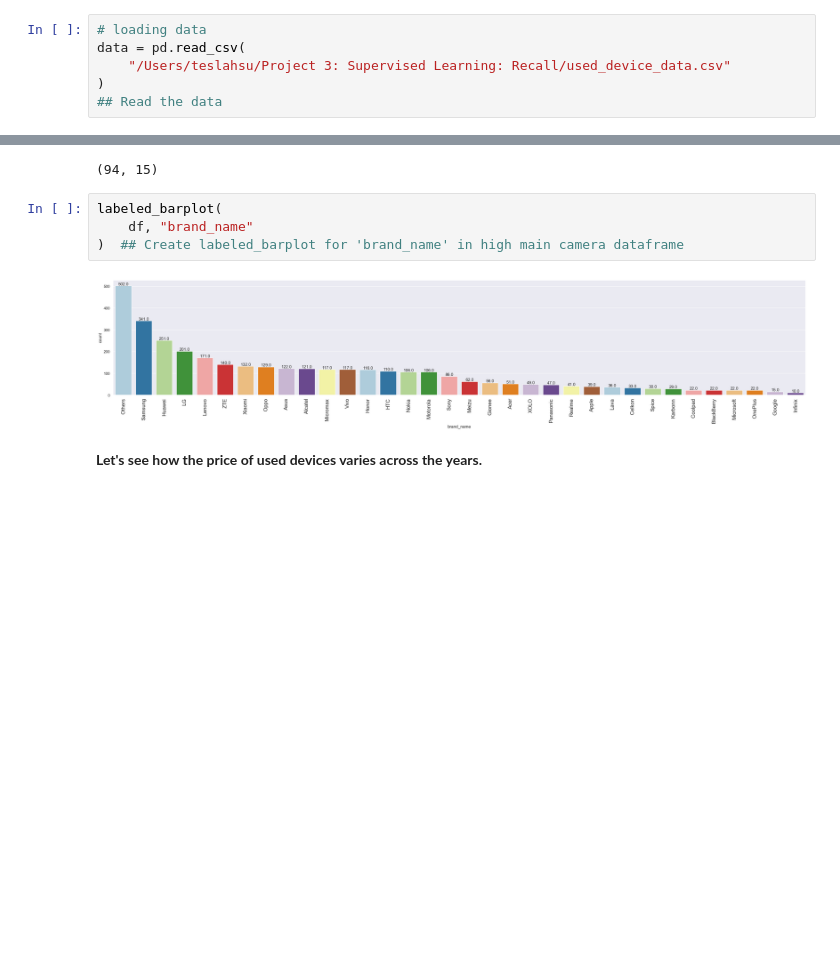
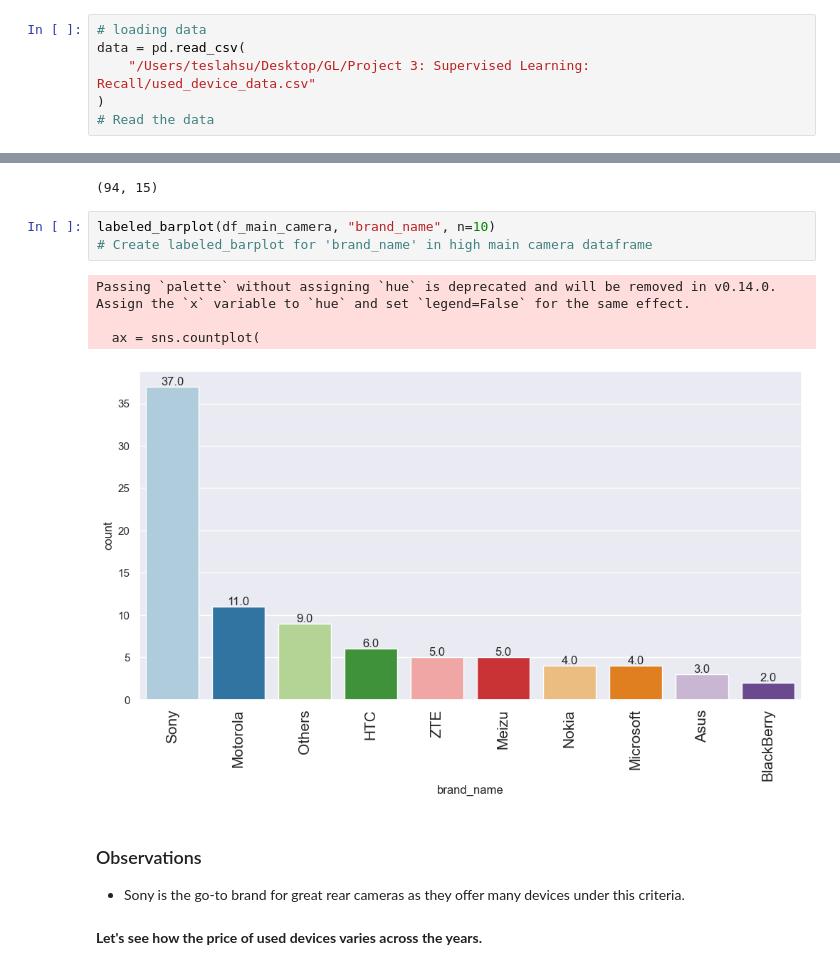
Before and after one commit to vl831227/ReCell, a Jupyter notebook: {Yin-Hua} SLF_Project_LearnerNotebook_LowCode.ipynb, the cells around one changed output, grey strips where cells are left out. Drawn from its saved outputs; the diff is of its cells as text; blank space fills up the shorter version.

```diff
--- a/{Yin-Hua} SLF_Project_LearnerNotebook_LowCode.ipynb
+++ b/{Yin-Hua} SLF_Project_LearnerNotebook_LowCode.ipynb
@@ -93,9 +74,9 @@ The jupyter_black extension is already loaded. To reload it, use:
 # %%
 # loading data
 data = pd.read_csv(
-    "/Users/teslahsu/Project 3: Supervised Learning: Recall/used_device_data.csv"
+    "/Users/teslahsu/Desktop/GL/Project 3: Supervised Learning: Recall/used_device_data.csv"
 )
-## Read the data
+# Read the data
 # %% [markdown]
 ## Data Overview
 # %% [markdown]
@@ -460,11 +564,17 @@ df_main_camera.shape
 # %% [output]
 (94, 15)
 # %%
-labeled_barplot(
-    df, "brand_name"
-)  ## Create labeled_barplot for 'brand_name' in high main camera dataframe
+labeled_barplot(df_main_camera, "brand_name", n=10)
+# Create labeled_barplot for 'brand_name' in high main camera dataframe
 # %% [output]
+Passing `palette` without assigning `hue` is deprecated and will be removed in v0.14.0. Assign the `x` variable to `hue` and set `legend=False` for the same effect.
+
+  ax = sns.countplot(
-[figure, old version]
+[figure, new version]
+# %% [markdown]
+### Observations
+
+- Sony is the go-to brand for great rear cameras as they offer many devices under this criteria.
 # %% [markdown]
 **Let's see how the price of used devices varies across the years.**
 # %%
```
Also changed, not shown: parts of 100 cells of this notebook, 2 other files.
